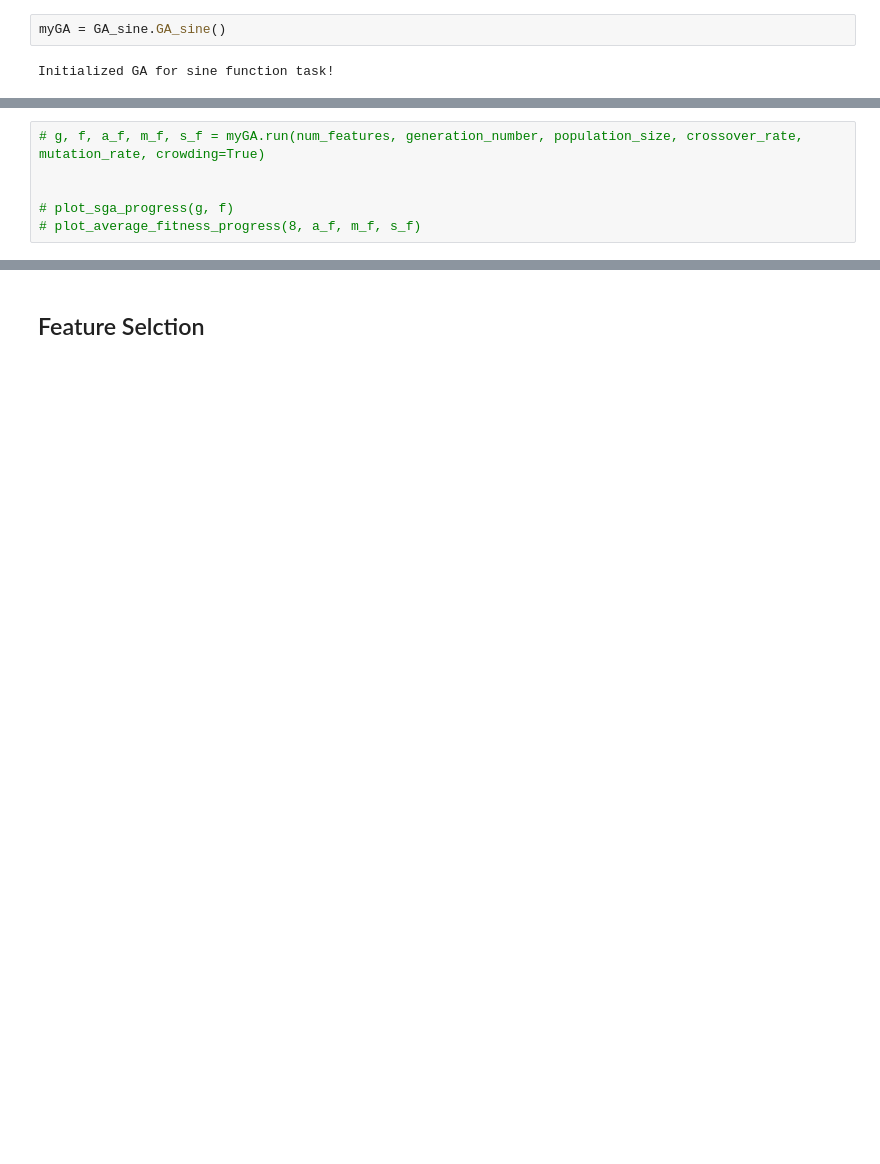
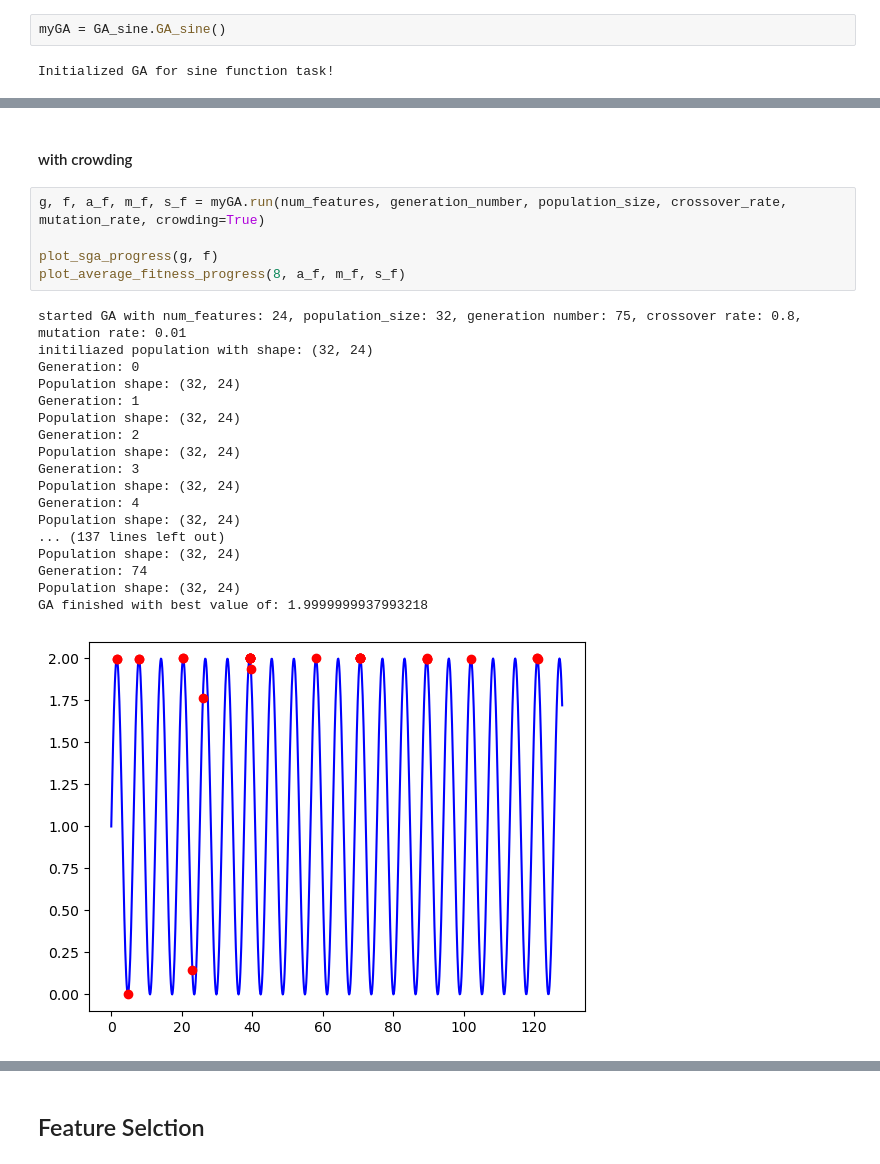
Before and after one commit to TristanWolfram/BioAi_Projects, a Jupyter notebook: Project_1/GA-demo.ipynb, the cells around one changed output, grey strips where cells are left out. Drawn from its saved outputs; the diff is of its cells as text; blank space fills up the shorter version.

```diff
--- a/Project_1/GA-demo.ipynb
+++ b/Project_1/GA-demo.ipynb
@@ -64,6 +91,26 @@ Initialized GA for sine function task!
+# %% [markdown]
+#### with crowding
 # %%
-# g, f, a_f, m_f, s_f = myGA.run(num_features, generation_number, population_size, crossover_rate, mutation_rate, crowding=True)
+g, f, a_f, m_f, s_f = myGA.run(num_features, generation_number, population_size, crossover_rate, mutation_rate, crowding=True)
 
-
-# plot_sga_progress(g, f)
-# plot_average_fitness_progress(8, a_f, m_f, s_f)
+plot_sga_progress(g, f)
+plot_average_fitness_progress(8, a_f, m_f, s_f)
+# %% [output]
+started GA with num_features: 24, population_size: 32, generation number: 75, crossover rate: 0.8, mutation rate: 0.01
+initiliazed population with shape: (32, 24)
+Generation: 0
+Population shape: (32, 24)
+Generation: 1
+Population shape: (32, 24)
+Generation: 2
+Population shape: (32, 24)
+Generation: 3
+Population shape: (32, 24)
+Generation: 4
+Population shape: (32, 24)
+... (137 lines left out)
+Population shape: (32, 24)
+Generation: 74
+Population shape: (32, 24)
+GA finished with best value of: 1.9999999937993218
+[figure, added]
```
Also changed, not shown: parts of 11 cells of this notebook, 5 other files.
